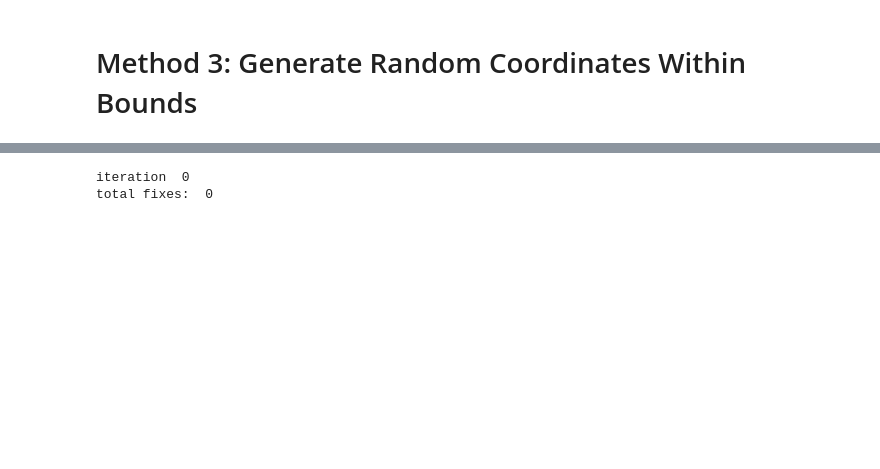
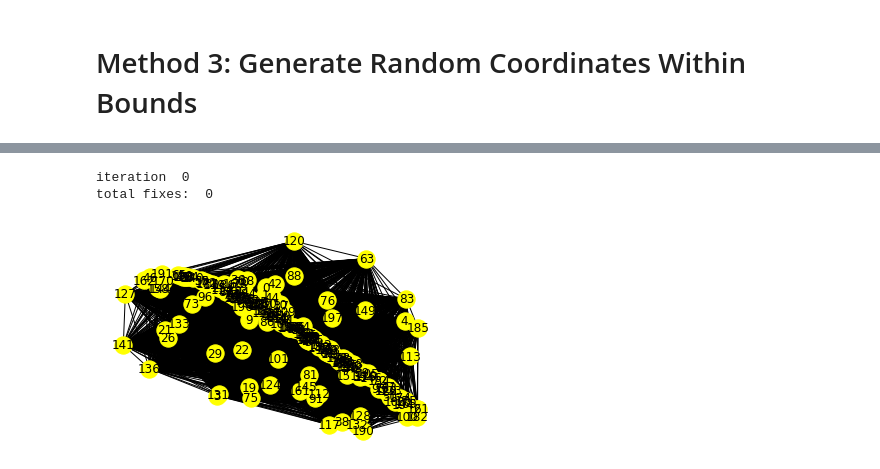
Before and after one commit to radarlwd/project-fa19, a Jupyter notebook: notebooks-son.ipynb, the cells around one changed output, grey strips where cells are left out. Saved outputs shown, nothing was run; the diff lists cells and outputs as text; code cells hidden in the pictures; blank space fills up the shorter version.

```diff
--- a/notebooks-son.ipynb
+++ b/notebooks-son.ipynb
@@ -366,5 +351,8 @@ add_weights3(G_final, coords)
-# %%
-fix_triangle_inequalities(G_final)
-# %% [output]
-iteration  0
-total fixes:  0
+# %%
+fix_triangle_inequalities(G_final)
+plt.subplot()
+nx.draw(G_final, node_color='yellow', with_labels=True)
+# %% [output]
+iteration  0
+total fixes:  0
+[figure, added]
```
Also changed, not shown: parts of 27 cells of this notebook.
